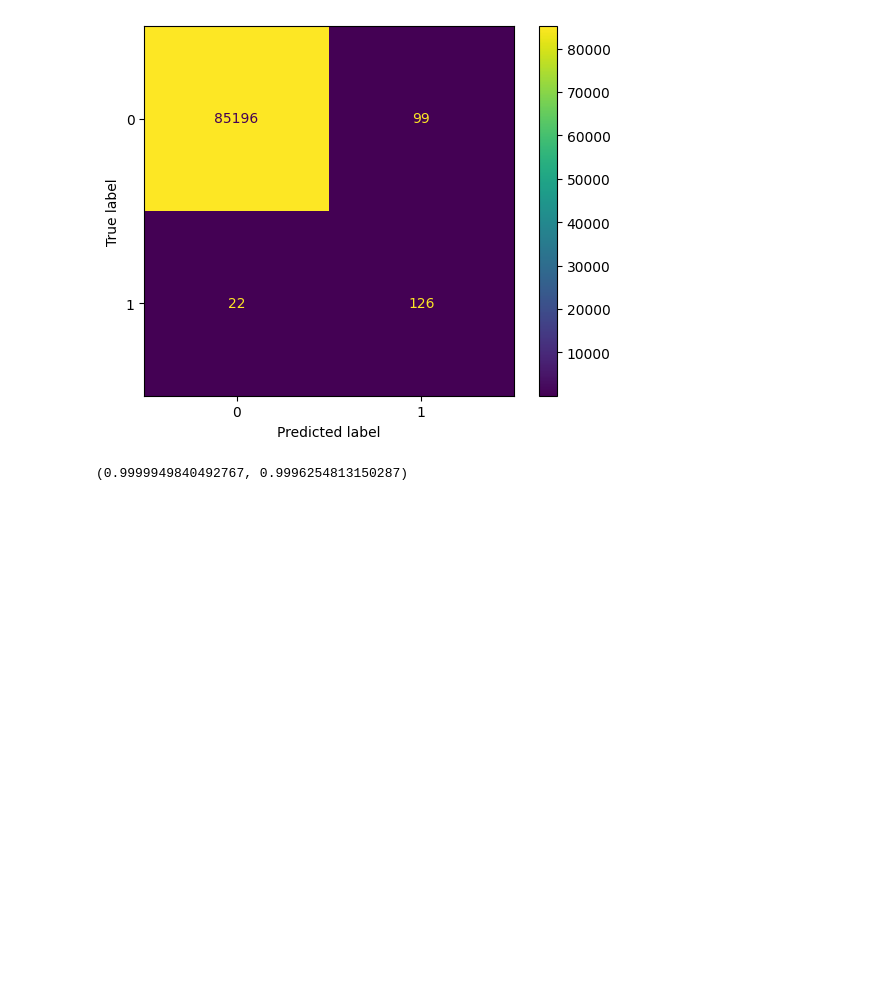
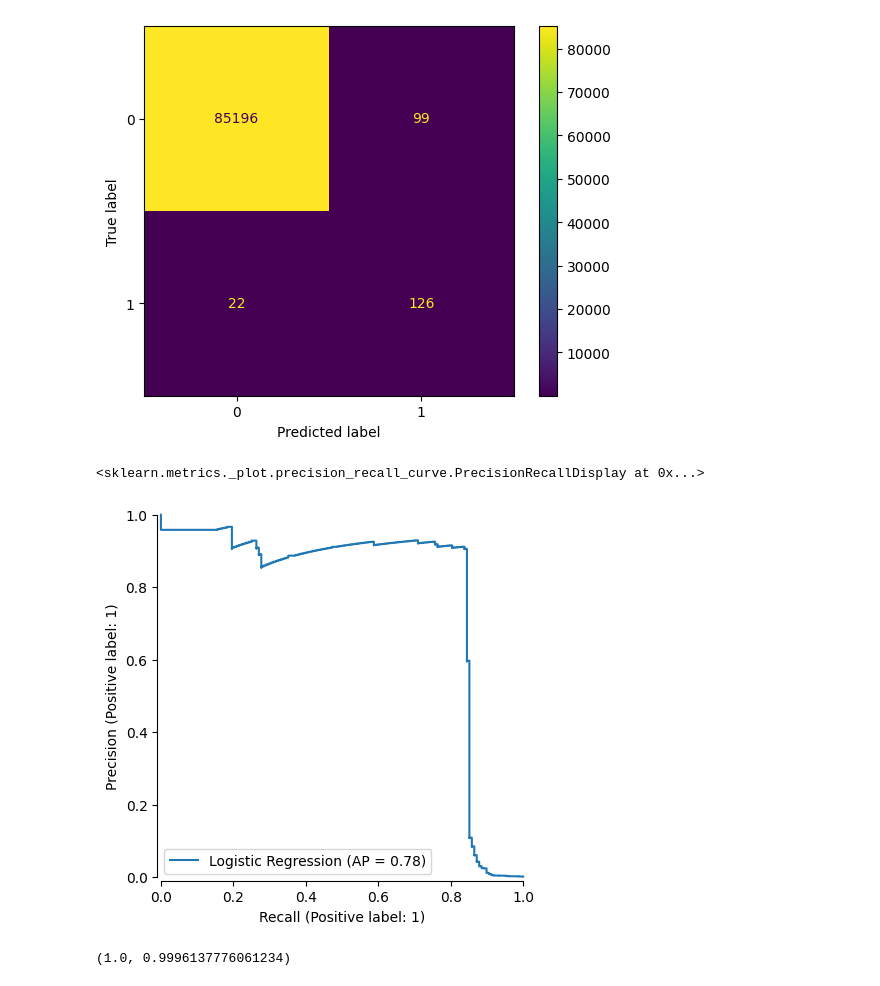
Before and after one commit to MehrdadSamadishadlou/kaggle_Credit_Card_Fraud_Detection, a Jupyter notebook: FraudDetection.ipynb, the cells around one changed output. Drawn from its saved outputs; the diff is of its cells as text; code cells hidden in the pictures; blank space fills up the shorter version.

```diff
--- a/FraudDetection.ipynb
+++ b/FraudDetection.ipynb
@@ -25,5 +17,5 @@ from sklearn.metrics import confusion_matrix, ConfusionMatrixDisplay, classifica
 # %%
-df=pd.read_csv("creditcard.csv")
+df=pd.read_csv("../creditcard.csv")
 df.shape
 # %% [output]
 (284807, 31)
@@ -143,12 +142,17 @@ cfx.plot()
 weighted avg       1.00      1.00      1.00     85443
 <sklearn.metrics._plot.confusion_matrix.ConfusionMatrixDisplay at 0x...>
 [figure]
+# %%
+PrecisionRecallDisplay.from_estimator(LR, X_test, y_test, name="Logistic Regression", despine=True)
+# %% [output]
+<sklearn.metrics._plot.precision_recall_curve.PrecisionRecallDisplay at 0x...>
+[figure, added]
 # %%
 RF=RandomForestClassifier(class_weight={0:1, 1:5})
 RF.fit(X_train, y_train)
 RF.score(X_train, y_train), RF.score(X_test, y_test)
 # %% [output]
-(0.9999949840492767, 0.9996254813150287)
+(1.0, 0.9996137776061234)
 # %%
 y_pred=RF.predict(X_test)
 cm=confusion_matrix(y_test, y_pred, labels=RF.classes_)
```
Also changed, not shown: parts of 24 cells of this notebook, 1 other file.
